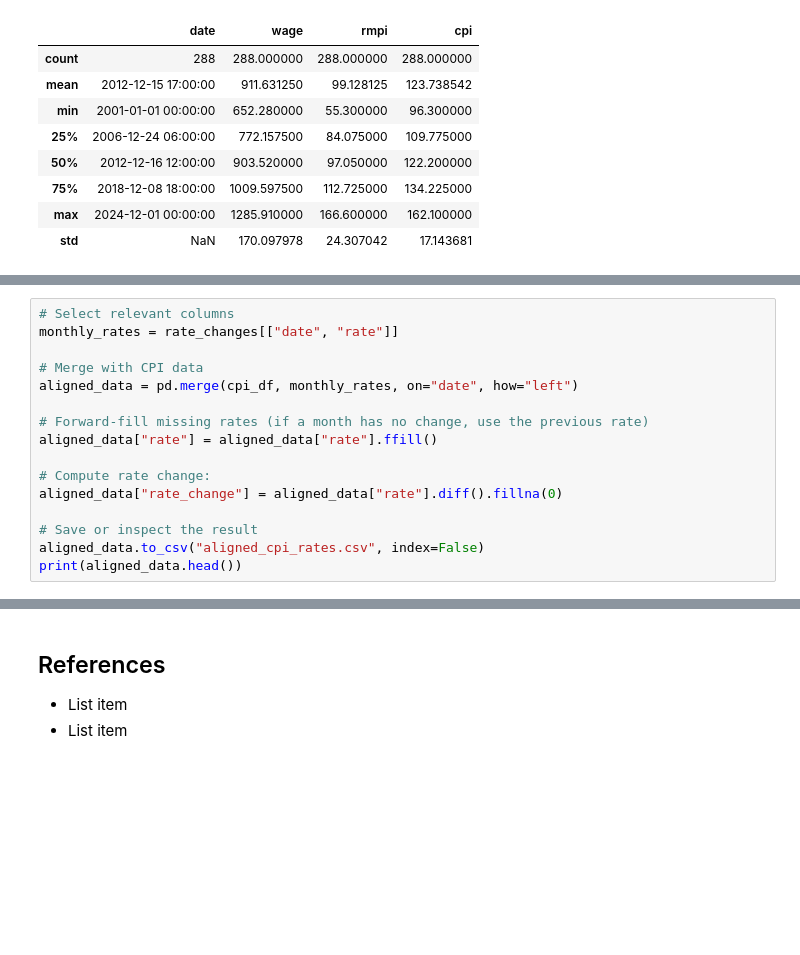
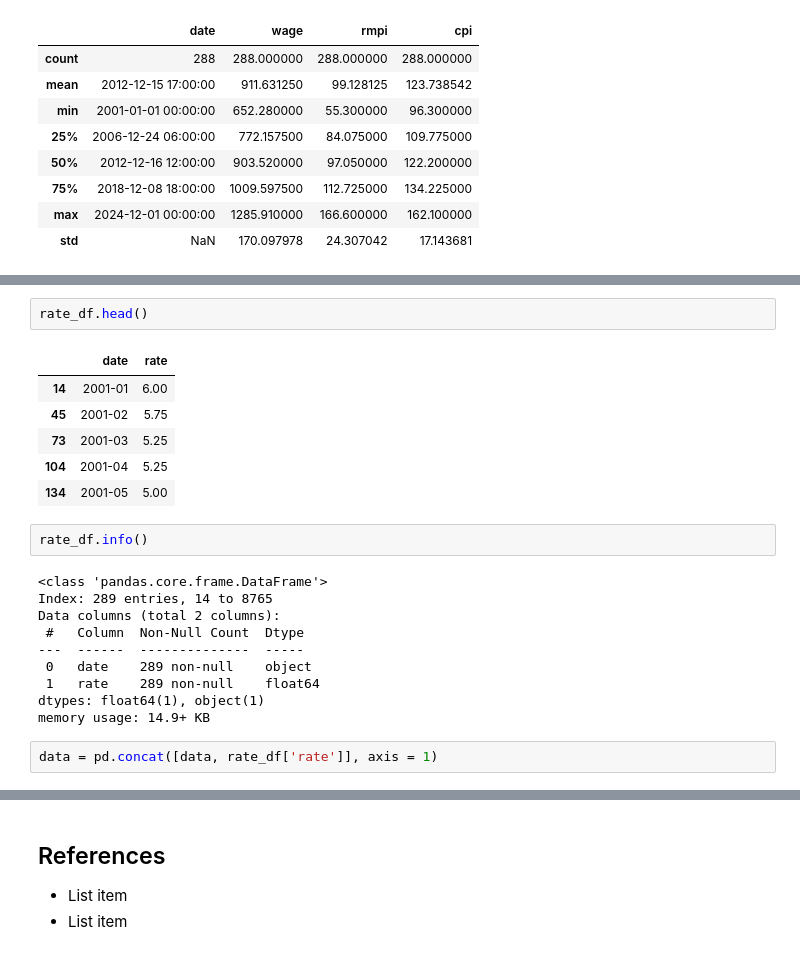
Before and after one commit to FeliciaBergstrom/FleaBusyBeeBergs, a Jupyter notebook: dtsa5506_final_project.ipynb, the cells around one changed output, grey strips where cells are left out. Drawn from its saved outputs; the diff is of its cells as text; blank space fills up the shorter version.

```diff
--- a/dtsa5506_final_project.ipynb
+++ b/dtsa5506_final_project.ipynb
@@ -391,16 +410,23 @@ rate_changes
-# %%
-# Select relevant columns
-monthly_rates = rate_changes[["date", "rate"]]
-
-# Merge with CPI data
-aligned_data = pd.merge(cpi_df, monthly_rates, on="date", how="left")
-
-# Forward-fill missing rates (if a month has no change, use the previous rate)
-aligned_data["rate"] = aligned_data["rate"].ffill()
-
-# Compute rate change:
-aligned_data["rate_change"] = aligned_data["rate"].diff().fillna(0)
-
-# Save or inspect the result
-aligned_data.to_csv("aligned_cpi_rates.csv", index=False)
-print(aligned_data.head())
+# %%
+rate_df.head()
+# %% [output]
+|  | date | rate |
+| 14 | 2001-01 | 6.00 |
+| 45 | 2001-02 | 5.75 |
+| 73 | 2001-03 | 5.25 |
+| 104 | 2001-04 | 5.25 |
+| 134 | 2001-05 | 5.00 |
+# %%
+rate_df.info()
+# %% [output]
+<class 'pandas.core.frame.DataFrame'>
+Index: 289 entries, 14 to 8765
+Data columns (total 2 columns):
+ #   Column  Non-Null Count  Dtype
+---  ------  --------------  -----
+ 0   date    289 non-null    object
+ 1   rate    289 non-null    float64
+dtypes: float64(1), object(1)
+memory usage: 14.9+ KB
+# %%
+data = pd.concat([data, rate_df['rate']], axis = 1)
```
Also changed, not shown: parts of 9 cells of this notebook.
